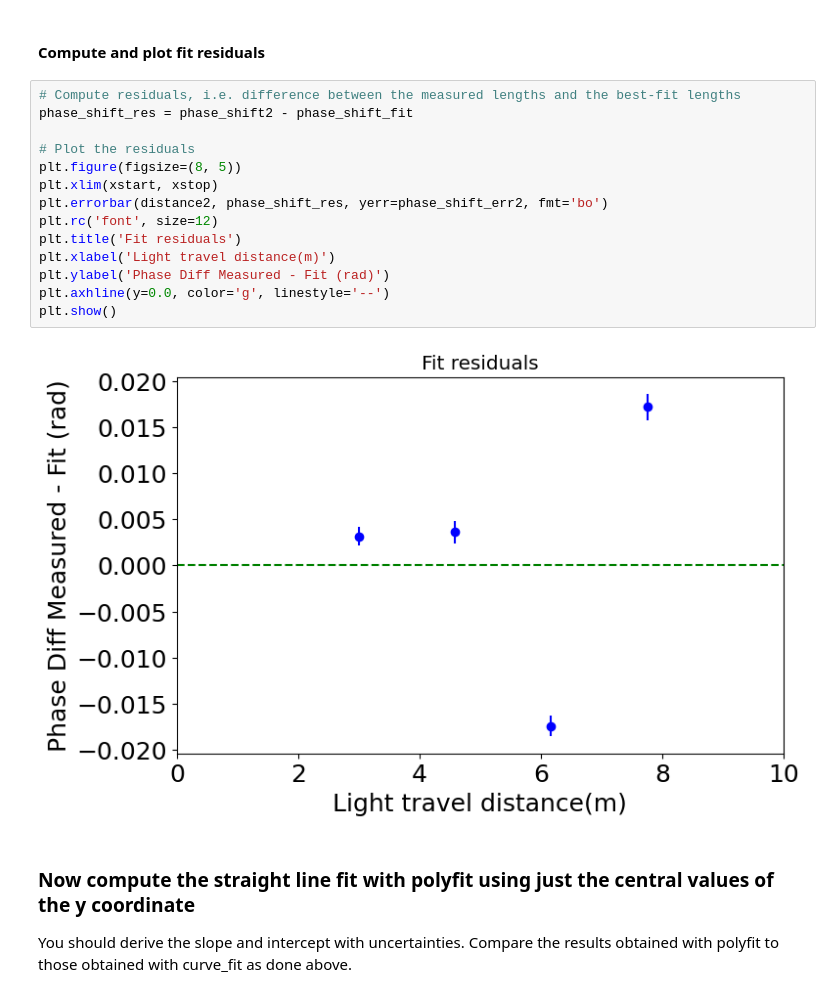
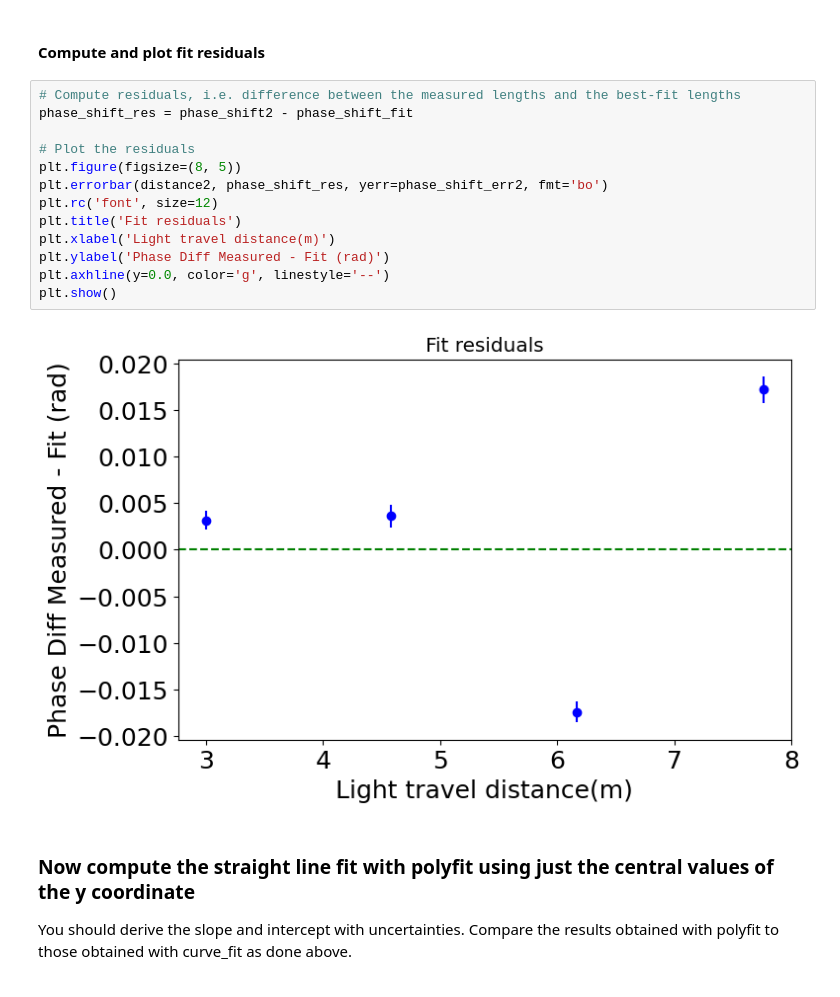
Before and after one commit to ArnavTheSharma/Umass-CS, a Jupyter notebook: Phys272/Lab5/SpeedOfLightLineFitExample.ipynb, the cells around one changed output. Saved outputs shown, nothing was run; the diff lists cells and outputs as text.

```diff
--- a/Phys272/Lab5/SpeedOfLightLineFitExample.ipynb
+++ b/Phys272/Lab5/SpeedOfLightLineFitExample.ipynb
@@ -86,19 +86,18 @@ plt.show()
 # %%
 # Compute residuals, i.e. difference between the measured lengths and the best-fit lengths
 phase_shift_res = phase_shift2 - phase_shift_fit
 
 # Plot the residuals
 plt.figure(figsize=(8, 5))
-plt.xlim(xstart, xstop)
 plt.errorbar(distance2, phase_shift_res, yerr=phase_shift_err2, fmt='bo')
 plt.rc('font', size=12)
 plt.title('Fit residuals')
 plt.xlabel('Light travel distance(m)')
 plt.ylabel('Phase Diff Measured - Fit (rad)')
 plt.axhline(y=0.0, color='g', linestyle='--')
 plt.show()
 # %% [output]
-[figure, old version]
+[figure, new version]
 # %% [markdown]
 ### Now compute the straight line fit with polyfit using just the central values of the y coordinate
 
```
Also changed, not shown: parts of 3 cells of this notebook, 2 other files.
